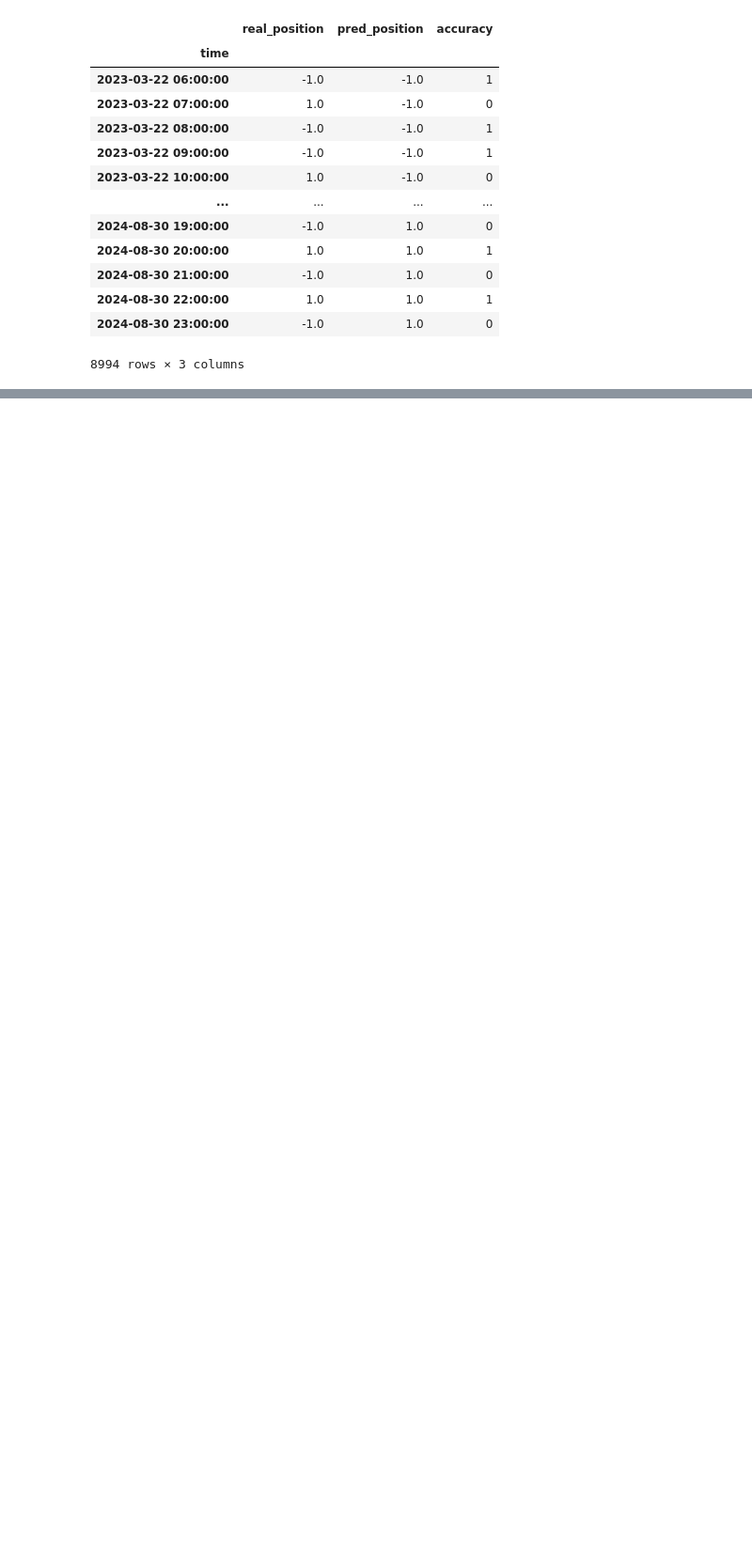
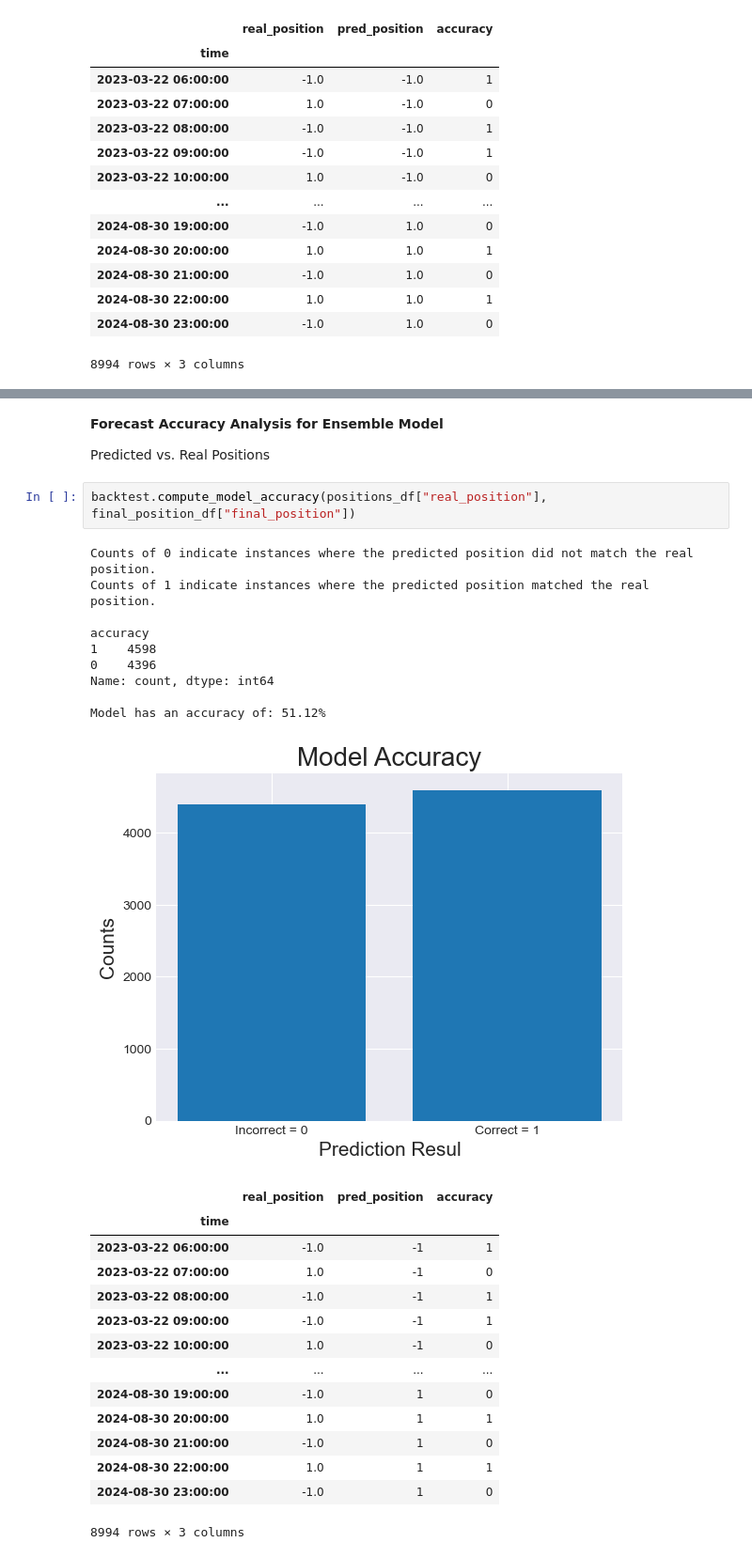
Before and after one commit to YarosInter/Time-Series-Dense-Neural-Network, a Jupyter notebook: Dense_Layer_Neural_Network.ipynb, the cells around one changed output, grey strips where cells are left out. Shown at 94% size. Drawn from its saved outputs; the diff is of its cells as text; blank space fills up the shorter version.

```diff
--- a/Dense_Layer_Neural_Network.ipynb
+++ b/Dense_Layer_Neural_Network.ipynb
@@ -812,0 +863,31 @@ Model has an accuracy of: 51.10%
+# %% [markdown]
+**Forecast Accuracy Analysis for Ensemble Model**
+
+Predicted vs. Real Positions
+# %%
+backtest.compute_model_accuracy(positions_df["real_position"], final_position_df["final_position"])
+# %% [output]
+Counts of 0 indicate instances where the predicted position did not match the real position.
+Counts of 1 indicate instances where the predicted position matched the real position.
+
+accuracy
+1    4598
+0    4396
+Name: count, dtype: int64
+
+Model has an accuracy of: 51.12%
+[figure, added]
+|  | real_position | pred_position | accuracy |
+| time |  |  |  |
+| 2023-03-22 06:00:00 | -1.0 | -1 | 1 |
+| 2023-03-22 07:00:00 | 1.0 | -1 | 0 |
+| 2023-03-22 08:00:00 | -1.0 | -1 | 1 |
+| 2023-03-22 09:00:00 | -1.0 | -1 | 1 |
+| 2023-03-22 10:00:00 | 1.0 | -1 | 0 |
+| ... | ... | ... | ... |
+| 2024-08-30 19:00:00 | -1.0 | 1 | 0 |
+| 2024-08-30 20:00:00 | 1.0 | 1 | 1 |
+| 2024-08-30 21:00:00 | -1.0 | 1 | 0 |
+| 2024-08-30 22:00:00 | 1.0 | 1 | 1 |
+| 2024-08-30 23:00:00 | -1.0 | 1 | 0 |
+8994 rows × 3 columns
```
Also changed, not shown: parts of 15 cells of this notebook.
